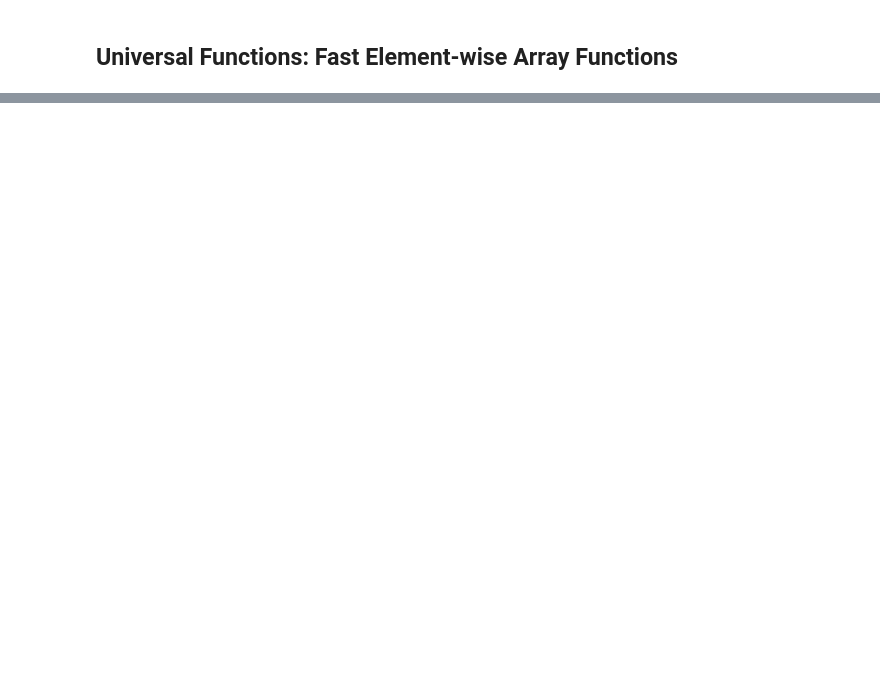
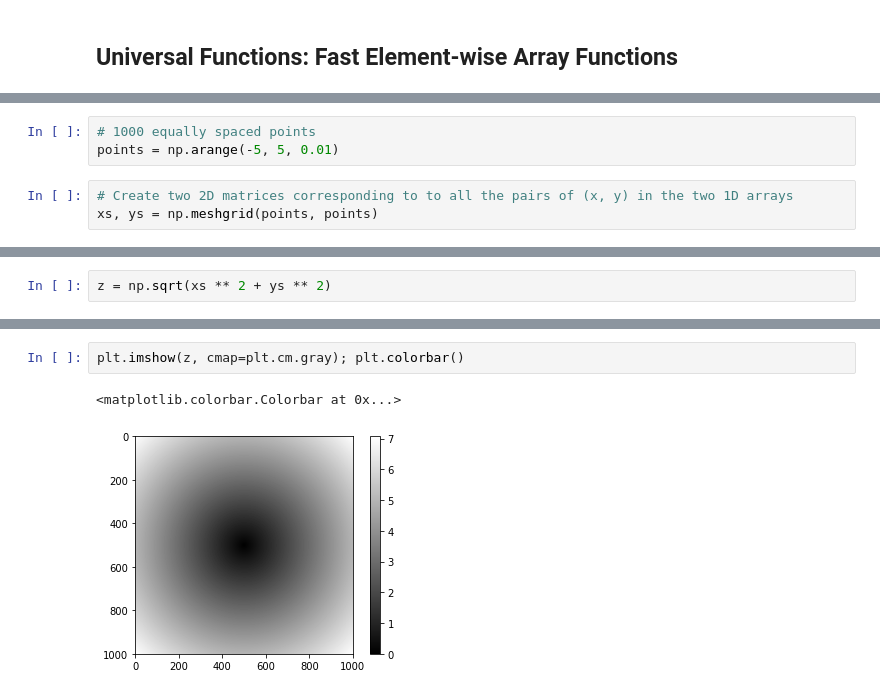
Before and after one commit to alexanderjulianmartinez/Data-Analysis-Python, a Jupyter notebook: pydata-book.ipynb, the cells around one changed output, grey strips where cells are left out. Saved outputs shown, nothing was run; the diff lists cells and outputs as text; blank space fills up the shorter version.

Commit message:
Continued NumPy chapter, began Expressing Conditional Logic as Array Operations

```diff
--- a/pydata-book.ipynb
+++ b/pydata-book.ipynb
@@ -1169,0 +1574,6 @@ arr.swapaxes(1, 2)
+# %%
+# 1000 equally spaced points
+points = np.arange(-5, 5, 0.01)
+# %%
+# Create two 2D matrices corresponding to to all the pairs of (x, y) in the two 1D arrays
+xs, ys = np.meshgrid(points, points)
@@ -1169,0 +1592,2 @@ arr.swapaxes(1, 2)
+# %%
+z = np.sqrt(xs ** 2 + ys ** 2)
@@ -1169,0 +1610,5 @@ arr.swapaxes(1, 2)
+# %%
+plt.imshow(z, cmap=plt.cm.gray); plt.colorbar()
+# %% [output]
+<matplotlib.colorbar.Colorbar at 0x...>
+[figure, added]
```
Also changed, not shown: parts of 107 cells of this notebook.
